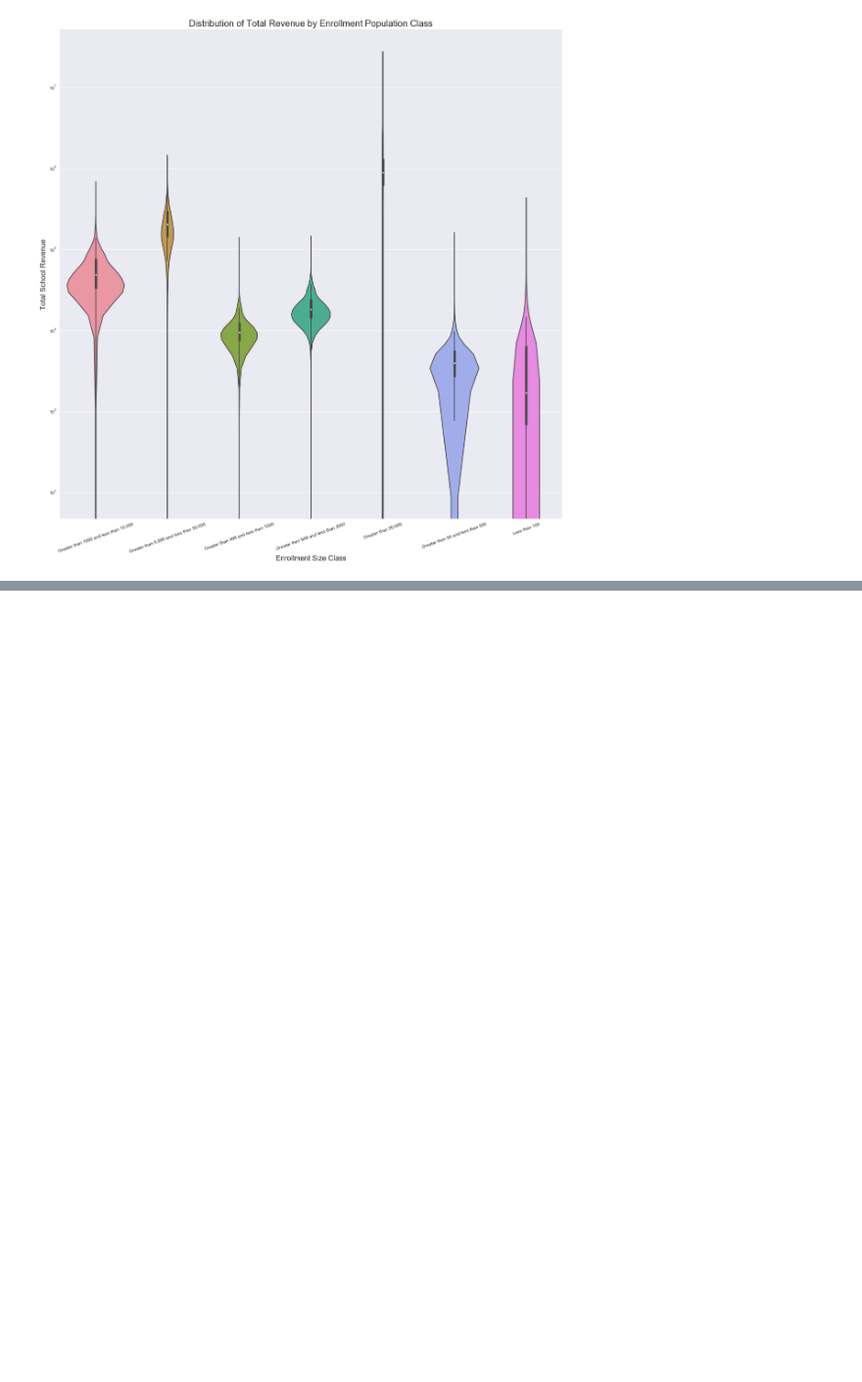
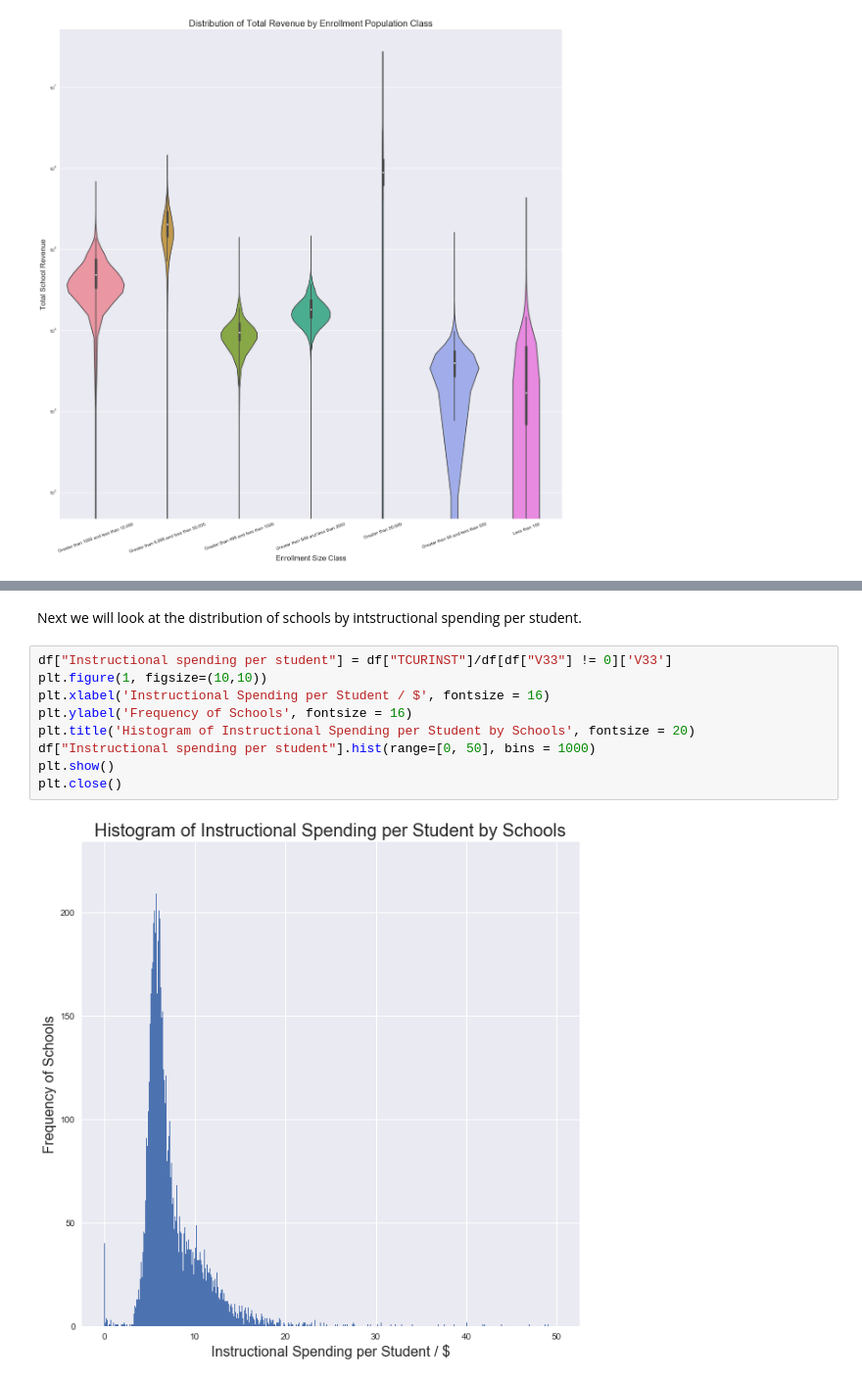
Before and after one commit to ValarDragon/DSD_Project1, a Jupyter notebook: Project_Final.ipynb, the cells around one changed output, grey strips where cells are left out. Shown: that part at 98% size. Drawn from its saved outputs; the diff is of its cells as text; blank space fills up the shorter version.

```diff
--- a/Project_Final.ipynb
+++ b/Project_Final.ipynb
@@ -280,0 +312,13 @@ plt.show()
+# %% [markdown]
+Next we will look at the distribution of schools by intstructional spending per student.
+# %%
+df["Instructional spending per student"] = df["TCURINST"]/df[df["V33"] != 0]['V33']
+plt.figure(1, figsize=(10,10))
+plt.xlabel('Instructional Spending per Student / $', fontsize = 16)
+plt.ylabel('Frequency of Schools', fontsize = 16)
+plt.title('Histogram of Instructional Spending per Student by Schools', fontsize = 20)
+df["Instructional spending per student"].hist(range=[0, 50], bins = 1000)
+plt.show()
+plt.close()
+# %% [output]
+[figure, added]
```
Also changed, not shown: parts of 11 cells of this notebook.
